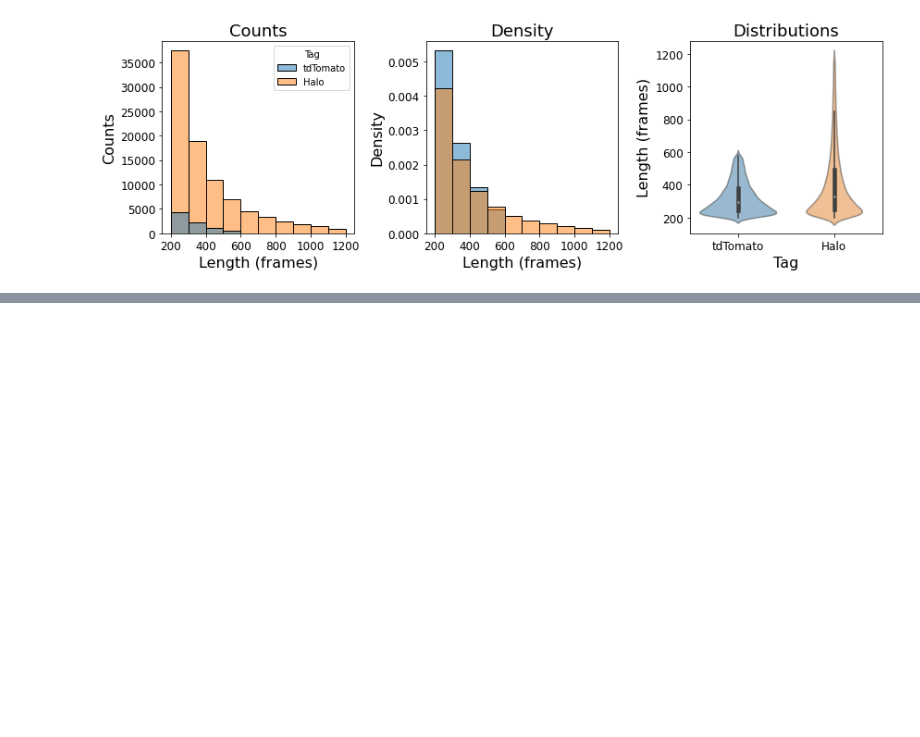
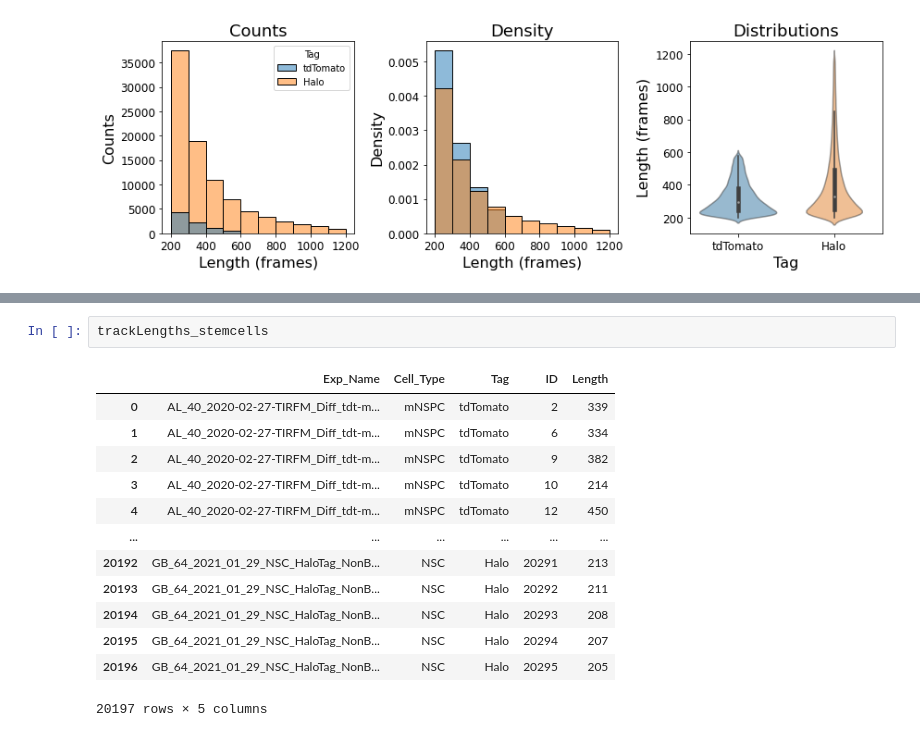
Before and after one commit to DoubleChimera/Gabby-RIP-Talk-2021, a Jupyter notebook: Gabby_RIP_Talk_2021_plots.ipynb, the cells around one changed output, grey strips where cells are left out. Cells and saved outputs as stored; diff of their text form; blank space fills up the shorter version.

```diff
--- a/Gabby_RIP_Talk_2021_plots.ipynb
+++ b/Gabby_RIP_Talk_2021_plots.ipynb
@@ -130,0 +153,16 @@ len(trackLengths_keracells.loc[trackLengths_keracells['Tag'] == 'Halo'].ID.uniqu
+# %%
+trackLengths_stemcells
+# %% [output]
+|  | Exp_Name | Cell_Type | Tag | ID | Length |
+| 0 | AL_40_2020-02-27-TIRFM_Diff_tdt-m... | mNSPC | tdTomato | 2 | 339 |
+| 1 | AL_40_2020-02-27-TIRFM_Diff_tdt-m... | mNSPC | tdTomato | 6 | 334 |
+| 2 | AL_40_2020-02-27-TIRFM_Diff_tdt-m... | mNSPC | tdTomato | 9 | 382 |
+| 3 | AL_40_2020-02-27-TIRFM_Diff_tdt-m... | mNSPC | tdTomato | 10 | 214 |
+| 4 | AL_40_2020-02-27-TIRFM_Diff_tdt-m... | mNSPC | tdTomato | 12 | 450 |
+| ... | ... | ... | ... | ... | ... |
+| 20192 | GB_64_2021_01_29_NSC_HaloTag_NonB... | NSC | Halo | 20291 | 213 |
+| 20193 | GB_64_2021_01_29_NSC_HaloTag_NonB... | NSC | Halo | 20292 | 211 |
+| 20194 | GB_64_2021_01_29_NSC_HaloTag_NonB... | NSC | Halo | 20293 | 208 |
+| 20195 | GB_64_2021_01_29_NSC_HaloTag_NonB... | NSC | Halo | 20294 | 207 |
+| 20196 | GB_64_2021_01_29_NSC_HaloTag_NonB... | NSC | Halo | 20295 | 205 |
+20197 rows × 5 columns
```
Also changed, not shown: parts of 7 cells of this notebook, 4 other files.
